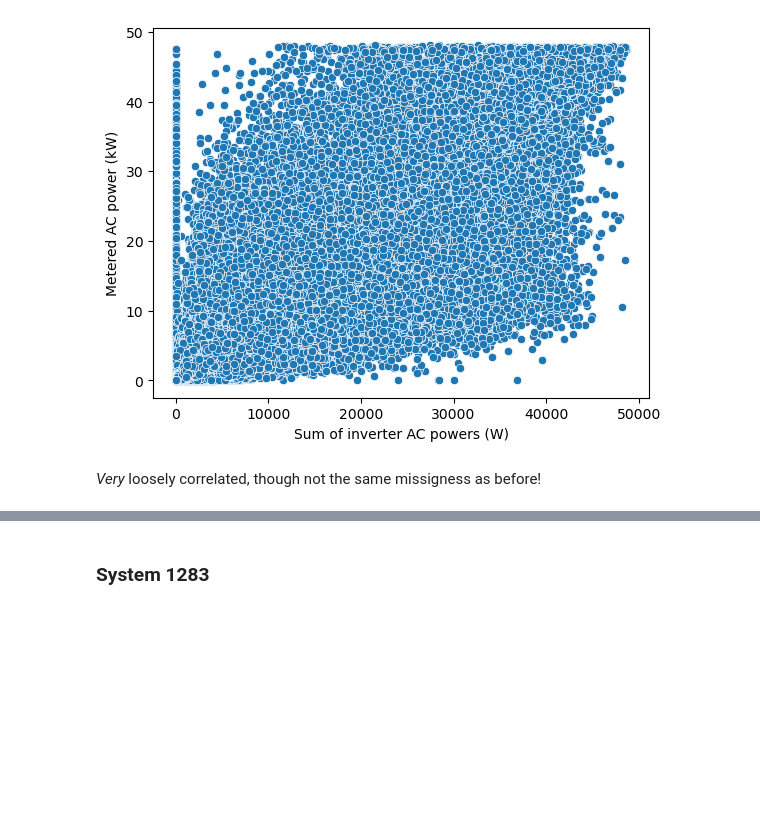
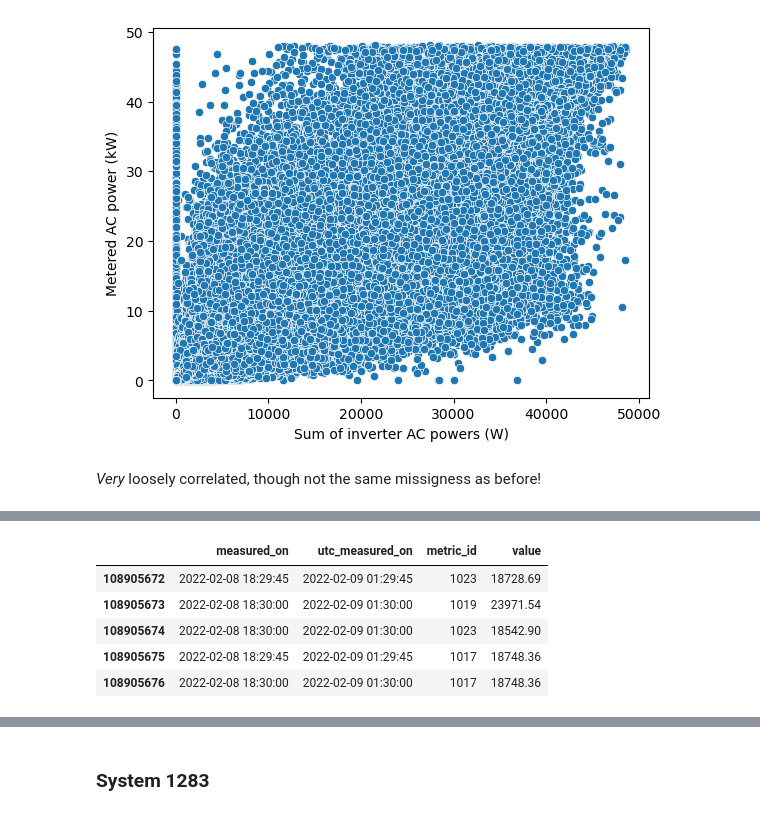
Before and after one commit to Erdos-Projects/predicting-day-ahead-solar-power-production, a Jupyter notebook: src/data/pwr/ac_power_filter_maker.ipynb, the cells around one changed output, grey strips where cells are left out. Drawn from its saved outputs; the diff is of its cells as text; code cells hidden in the pictures; blank space fills up the shorter version.

```diff
--- a/src/data/pwr/ac_power_filter_maker.ipynb
+++ b/src/data/pwr/ac_power_filter_maker.ipynb
@@ -1682,0 +1609,17 @@ ac_non_powerfactor_metrics
+# %%
+path_1208 = Path(f'../../../../data_ds_project/systems/parquet/1208/')
+pq_1208 = pq.ParquetDataset(
+    path_1208, filters=[
+            ('metric_id', 'in', [1016,1017,1018,1019,1023,1133])
+    ]
+)
+df_1208 = pq_1208.read().to_pandas()
+df_1208 = df_1208.drop_duplicates()
+df_1208.tail()
+# %% [output]
+|  | measured_on | utc_measured_on | metric_id | value |
+| 108905672 | 2022-02-08 18:29:45 | 2022-02-09 01:29:45 | 1023 | 18728.69 |
+| 108905673 | 2022-02-08 18:30:00 | 2022-02-09 01:30:00 | 1019 | 23971.54 |
+| 108905674 | 2022-02-08 18:30:00 | 2022-02-09 01:30:00 | 1023 | 18542.90 |
+| 108905675 | 2022-02-08 18:29:45 | 2022-02-09 01:29:45 | 1017 | 18748.36 |
+| 108905676 | 2022-02-08 18:30:00 | 2022-02-09 01:30:00 | 1017 | 18748.36 |
```
Also changed, not shown: parts of 28 cells of this notebook, 8 other files.
